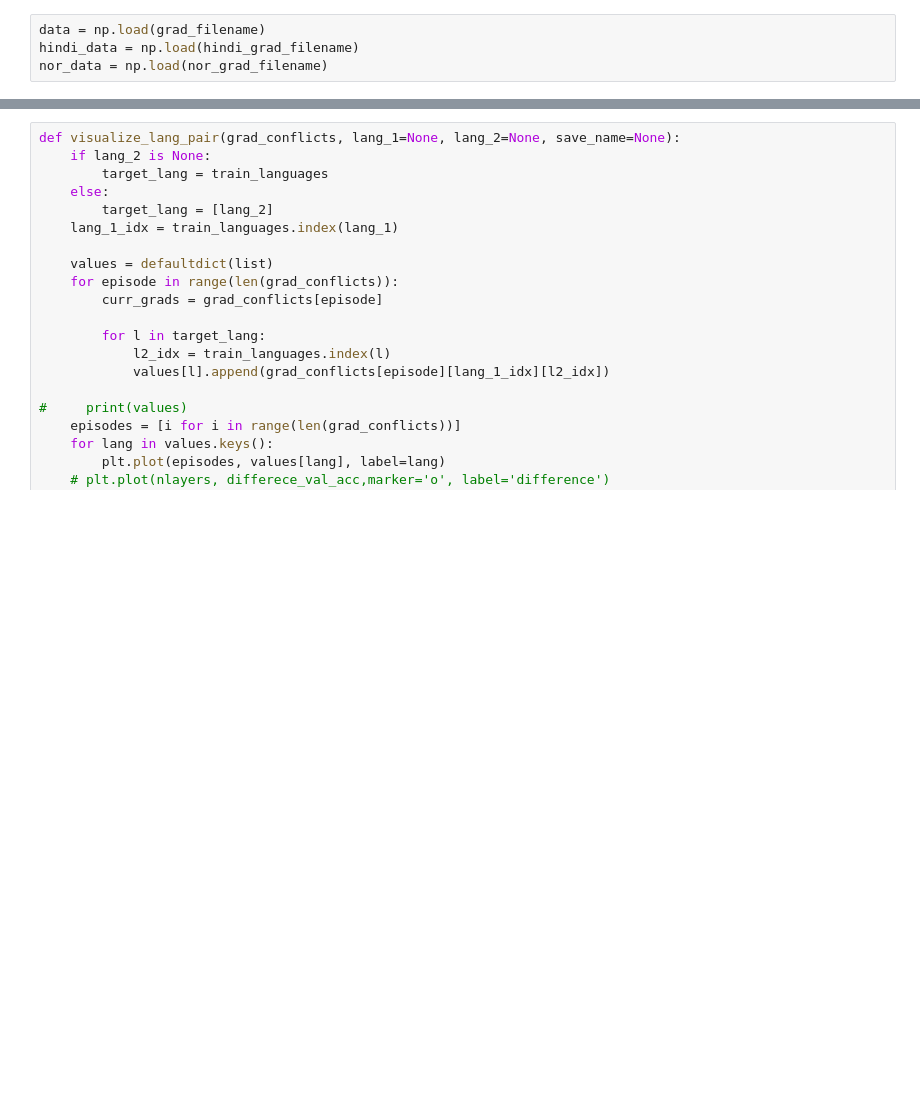
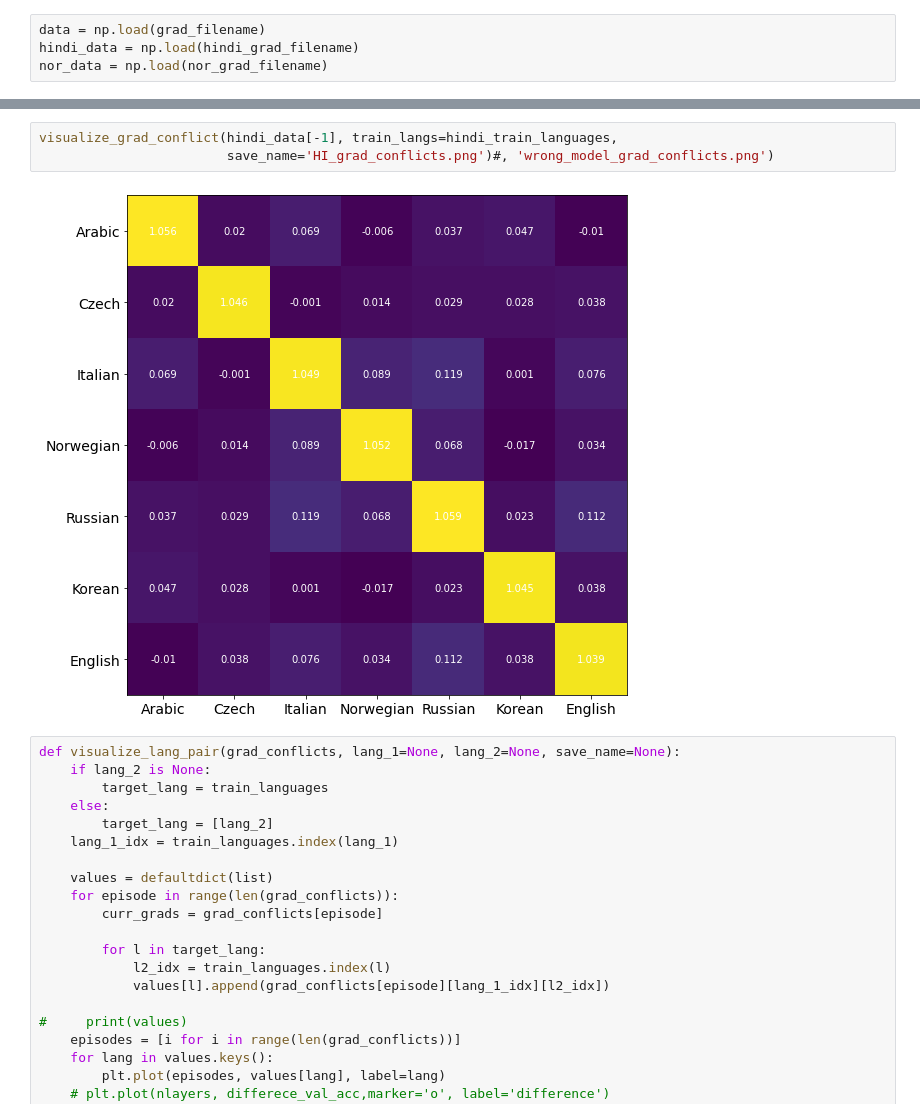
Before and after one commit to YeskendirK/Negative-Interference-UD, a Jupyter notebook: visualize.ipynb, the cells around one changed output, grey strips where cells are left out. Cells and saved outputs as stored; diff of their text form; blank space fills up the shorter version.

```diff
--- a/visualize.ipynb
+++ b/visualize.ipynb
@@ -82,3 +111,8 @@ visualize_grad_conflict(data[-1])#, 'wrong_model_grad_conflicts.png')
+# %%
+visualize_grad_conflict(hindi_data[-1], train_langs=hindi_train_languages,
+                        save_name='HI_grad_conflicts.png')#, 'wrong_model_grad_conflicts.png')
+# %% [output]
+[figure, added]
 # %%
 def visualize_lang_pair(grad_conflicts, lang_1=None, lang_2=None, save_name=None):
     if lang_2 is None:
```
Also changed, not shown: parts of 25 cells of this notebook, 2 other files.
